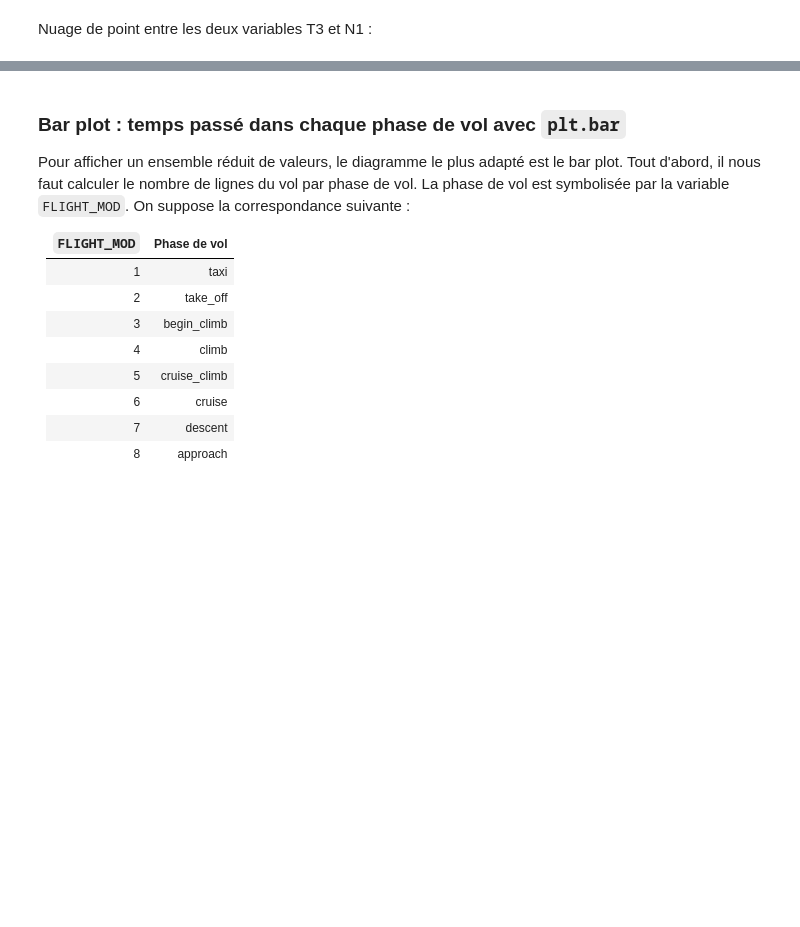
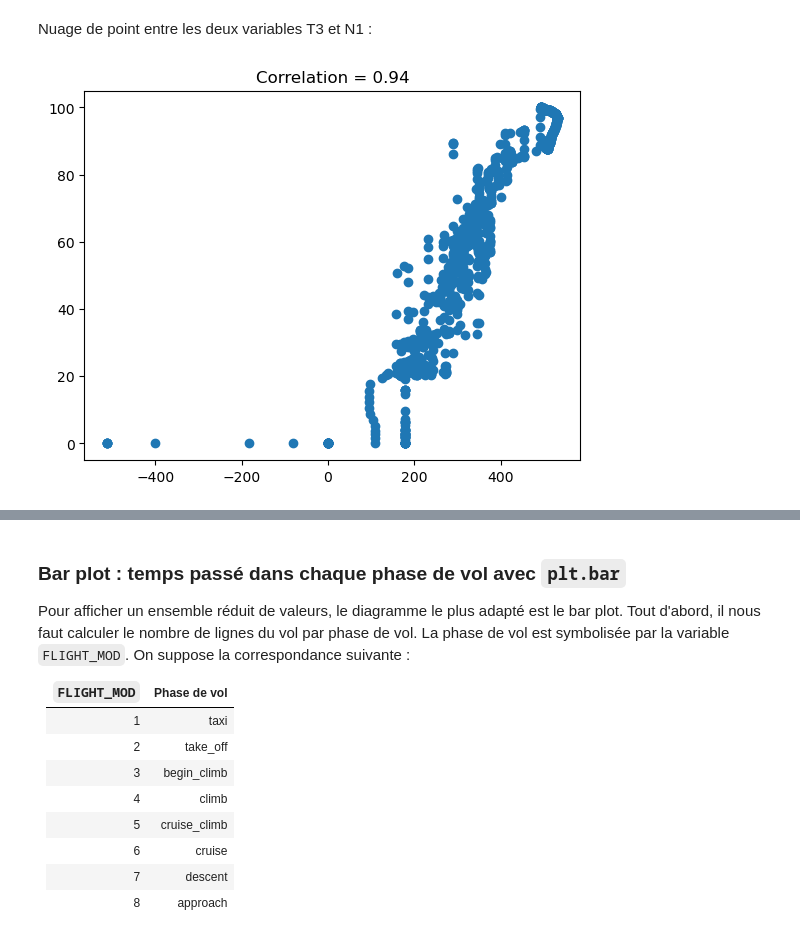
Before and after one commit to yacinebena/TDs-statistiques-descriptives, a Jupyter notebook: TD2.ipynb, the cells around one changed output, grey strips where cells are left out. Saved outputs shown, nothing was run; the diff lists cells and outputs as text; code cells hidden in the pictures; blank space fills up the shorter version.

```diff
--- a/TD2.ipynb
+++ b/TD2.ipynb
@@ -108,8 +171,10 @@ print(my_rho)
 Nuage de point entre les deux variables T3 et N1 :
 # %%
 plt.scatter(vol['T3_SEL'],vol['N1_SEL'])
-plt.title('Correlation = ' + "{:.2f}".format(my_rho[0,i+1]))
+plt.title('Correlation = ' + "{:.2f}".format(my_rho[0,1]))
 plt.show()
+# %% [output]
+[figure, added]
 # %%
 import seaborn as sns
 
```
Also changed, not shown: parts of 69 cells of this notebook.
